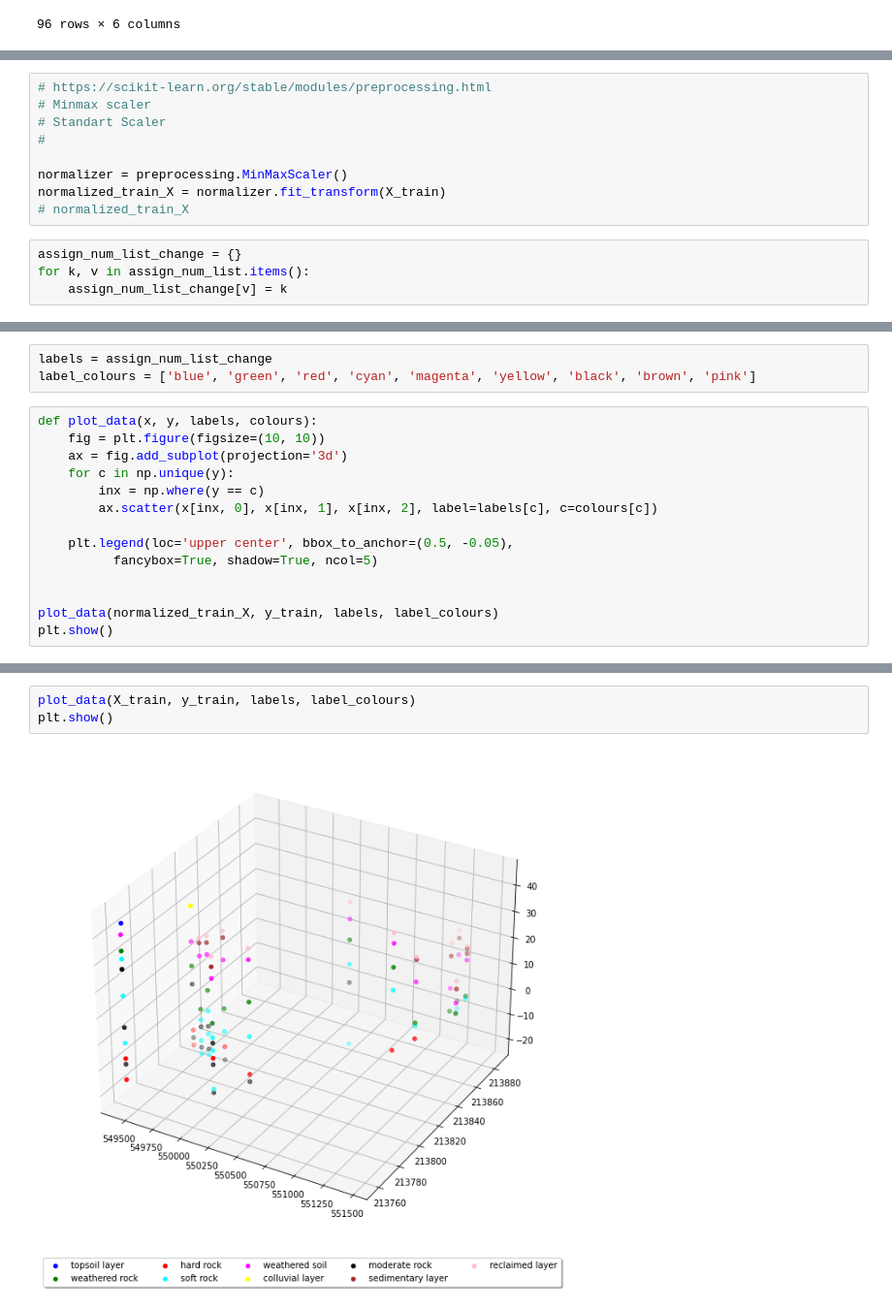
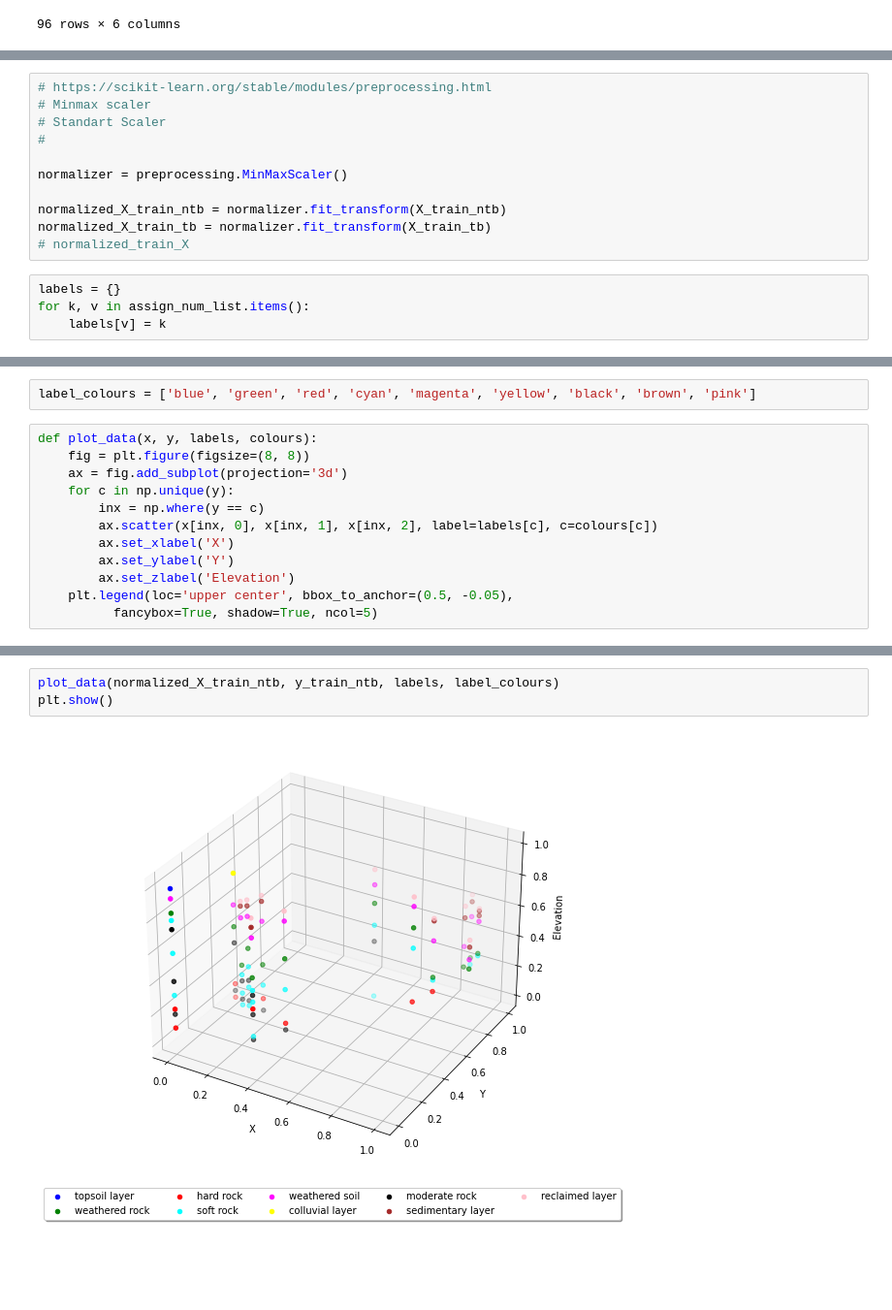
Before and after one commit to daitranskku/soil_properties, a Jupyter notebook: EDA.ipynb, the cells around one changed output, grey strips where cells are left out. Shown at 97% size. Cells and saved outputs as stored; diff of their text form; blank space fills up the shorter version.

Commit message:
Visualize 3D data

```diff
--- a/EDA.ipynb
+++ b/EDA.ipynb
@@ -77,9 +119,11 @@ y_train = ntb_data['Target'].to_numpy()
 #
 
 normalizer = preprocessing.MinMaxScaler()
-normalized_train_X = normalizer.fit_transform(X_train)
+
+normalized_X_train_ntb = normalizer.fit_transform(X_train_ntb)
+normalized_X_train_tb = normalizer.fit_transform(X_train_tb)
 # normalized_train_X
 # %%
-assign_num_list_change = {}
+labels = {}
 for k, v in assign_num_list.items():
-    assign_num_list_change[v] = k
+    labels[v] = k
@@ -98,17 +130,14 @@ assign_num_list_change
 # %%
-labels = assign_num_list_change
 label_colours = ['blue', 'green', 'red', 'cyan', 'magenta', 'yellow', 'black', 'brown', 'pink']
 # %%
 def plot_data(x, y, labels, colours):
-    fig = plt.figure(figsize=(10, 10))
+    fig = plt.figure(figsize=(8, 8))
     ax = fig.add_subplot(projection='3d')
     for c in np.unique(y):
         inx = np.where(y == c)
         ax.scatter(x[inx, 0], x[inx, 1], x[inx, 2], label=labels[c], c=colours[c])
-
+        ax.set_xlabel('X')
+        ax.set_ylabel('Y')
+        ax.set_zlabel('Elevation')
     plt.legend(loc='upper center', bbox_to_anchor=(0.5, -0.05),
           fancybox=True, shadow=True, ncol=5)
-
-
-plot_data(normalized_train_X, y_train, labels, label_colours)
-plt.show()
@@ -117,5 +144,5 @@ plt.show()
 # %%
-plot_data(X_train, y_train, labels, label_colours)
+plot_data(normalized_X_train_ntb, y_train_ntb, labels, label_colours)
 plt.show()
 # %% [output]
-[figure, old version]
+[figure, new version]
```
Also changed, not shown: parts of 14 cells of this notebook.
